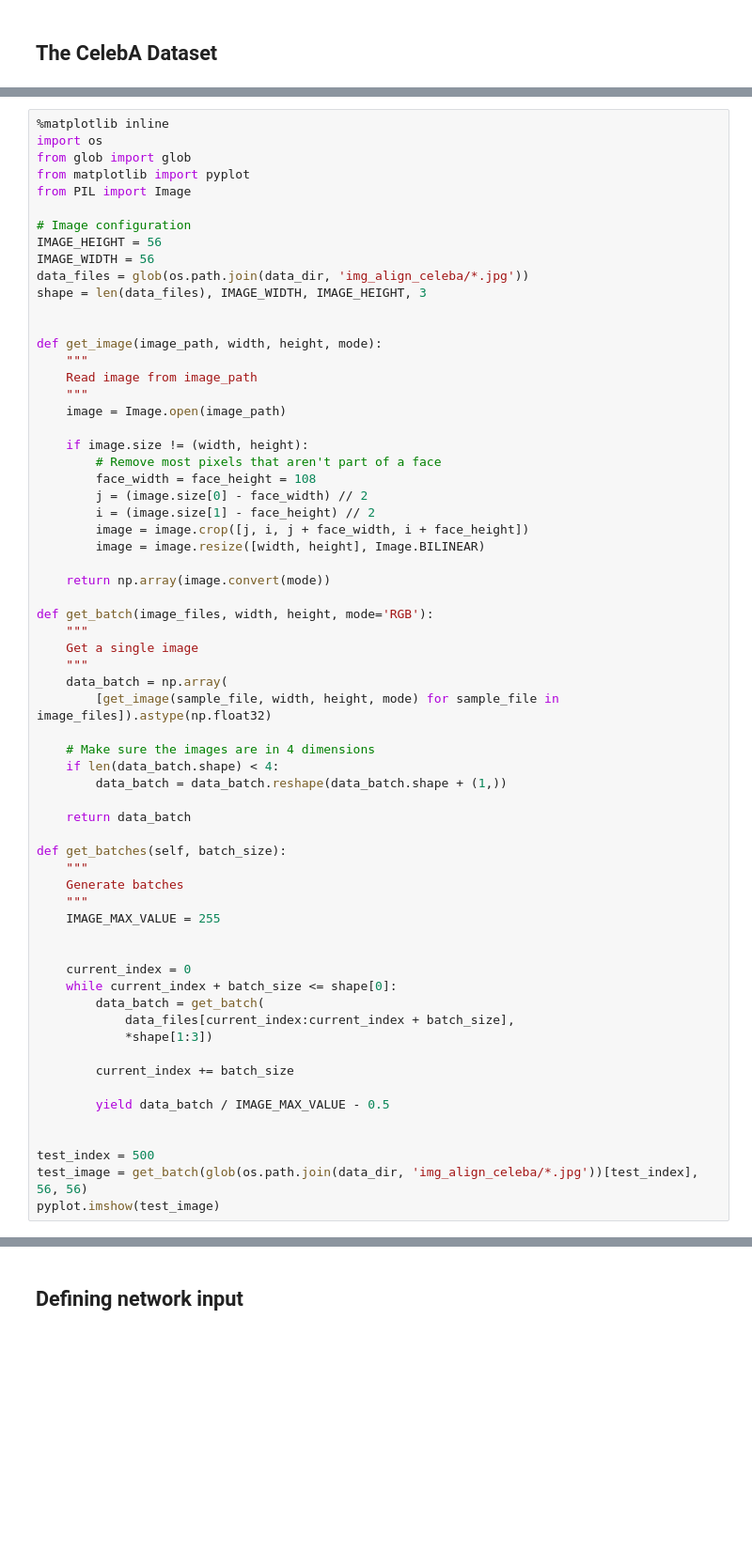
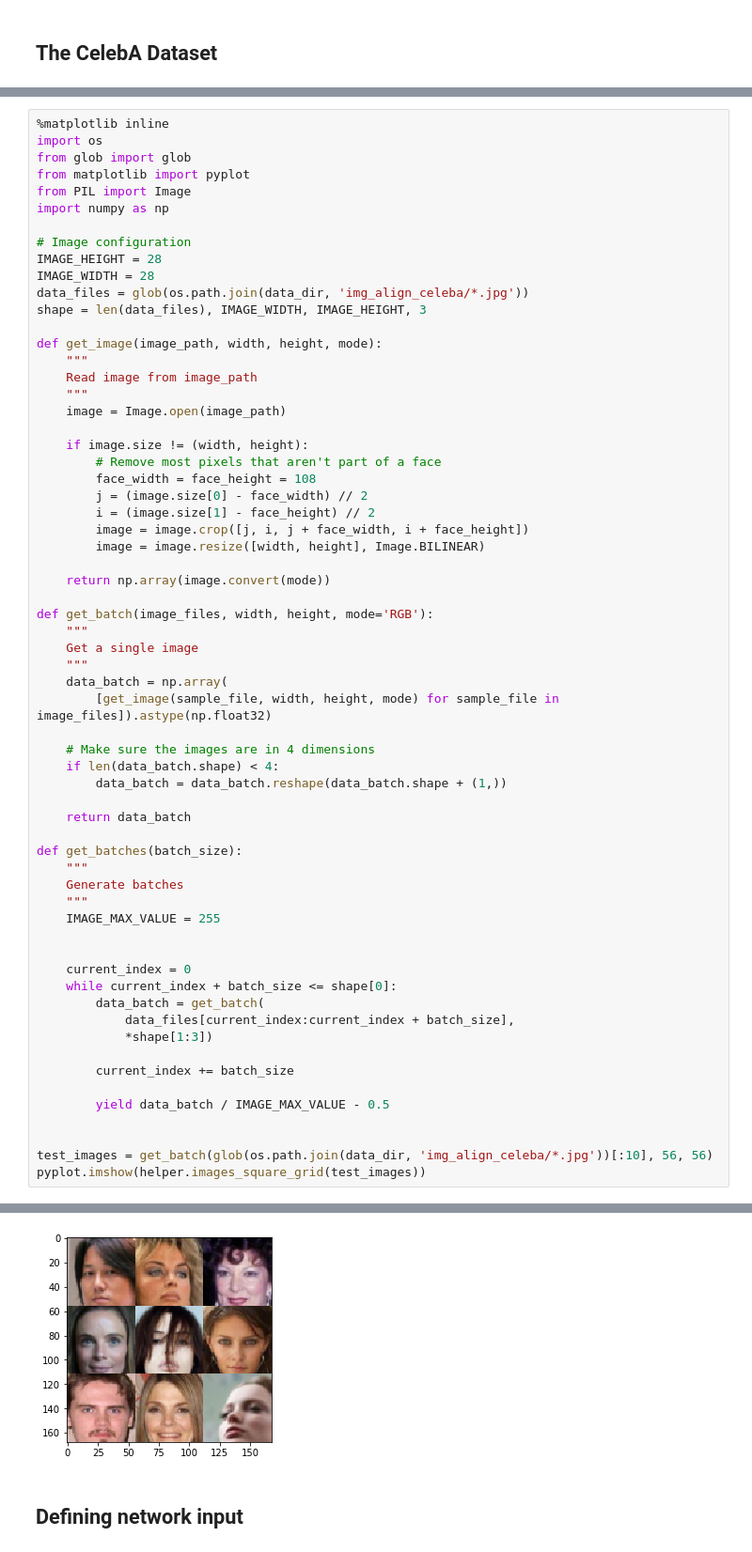
Before and after one commit to dmonn/dcgan-oreilly, a Jupyter notebook: DCGANs with Tensorflow.ipynb, the cells around one changed output, grey strips where cells are left out. Shown at 94% size. Cells and saved outputs as stored; diff of their text form; blank space fills up the shorter version.

```diff
--- a/DCGANs with Tensorflow.ipynb
+++ b/DCGANs with Tensorflow.ipynb
@@ -22,13 +24,13 @@ import os
 from glob import glob
 from matplotlib import pyplot
 from PIL import Image
+import numpy as np
 
 # Image configuration
-IMAGE_HEIGHT = 56
-IMAGE_WIDTH = 56
+IMAGE_HEIGHT = 28
+IMAGE_WIDTH = 28
 data_files = glob(os.path.join(data_dir, 'img_align_celeba/*.jpg'))
 shape = len(data_files), IMAGE_WIDTH, IMAGE_HEIGHT, 3
-
 
 def get_image(image_path, width, height, mode):
     """
@@ -59,7 +61,7 @@ def get_batch(image_files, width, height, mode='RGB'):
 
     return data_batch
 
-def get_batches(self, batch_size):
+def get_batches(batch_size):
     """
     Generate batches
     """
@@ -77,6 +79,6 @@ def get_batches(self, batch_size):
         yield data_batch / IMAGE_MAX_VALUE - 0.5
 
 
-test_index = 500
-test_image = get_batch(glob(os.path.join(data_dir, 'img_align_celeba/*.jpg'))[test_index], 56, 56)
-pyplot.imshow(test_image)
+test_images = get_batch(glob(os.path.join(data_dir, 'img_align_celeba/*.jpg'))[:10], 56, 56)
+pyplot.imshow(helper.images_square_grid(test_images))
+# %% [output]
@@ -83,3 +86,4 @@ pyplot.imshow(test_image)
+[figure, added]
 # %% [markdown]
 ## Defining network input
 # %% [markdown]
```
Also changed, not shown: parts of 7 cells of this notebook, 2 other files.
